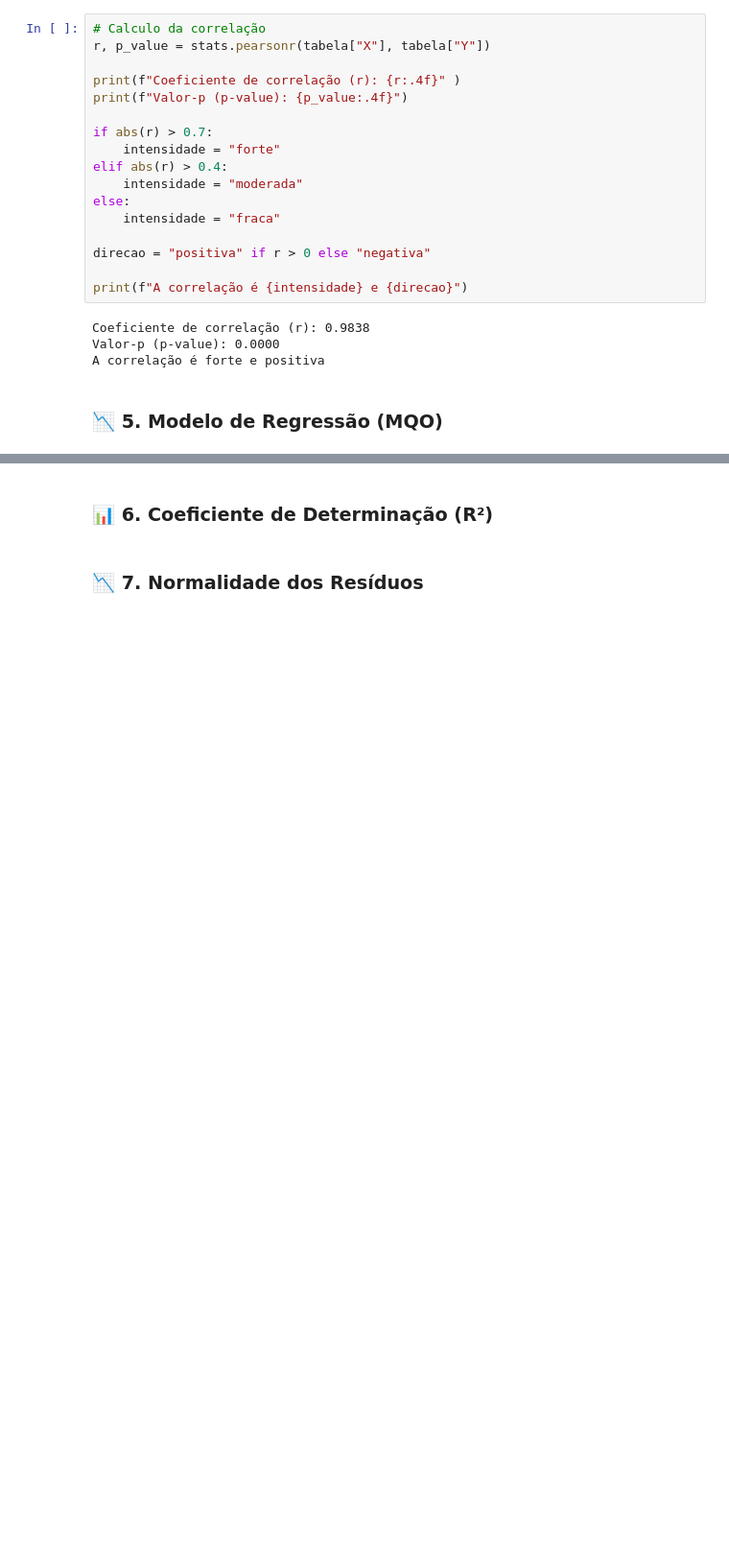
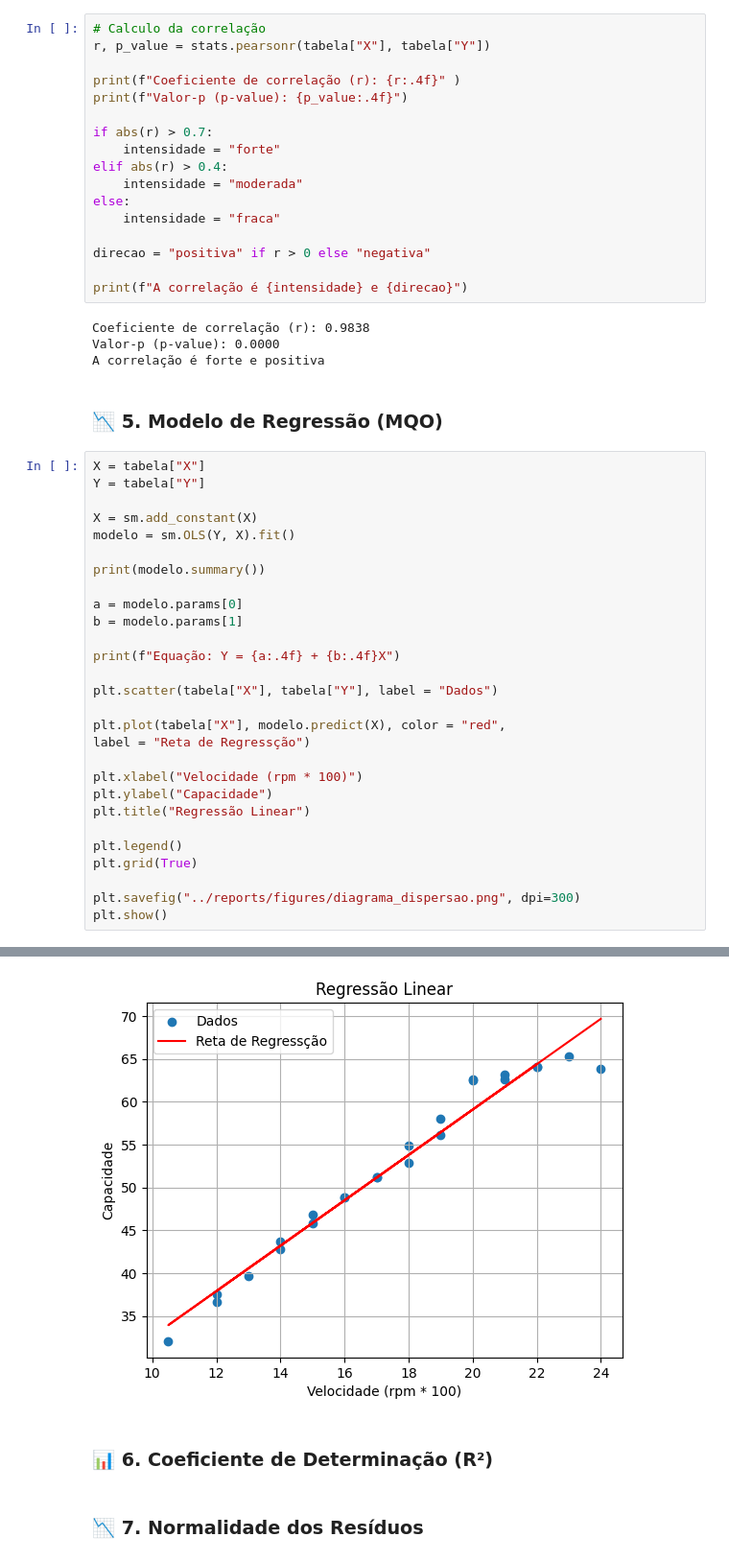
Before and after one commit to ksobreira/correlation-and-regression-analysis, a Jupyter notebook: notebooks/correlacao_regressao.ipynb, the cells around one changed output, grey strips where cells are left out. Shown at 96% size. Cells and saved outputs as stored; diff of their text form; blank space fills up the shorter version.

Commit message:
feat: implement linear regression model

```diff
--- a/notebooks/correlacao_regressao.ipynb
+++ b/notebooks/correlacao_regressao.ipynb
@@ -59,3 +59,32 @@ Valor-p (p-value): 0.0000
 A correlação é forte e positiva
 # %% [markdown]
 ### 📉 5. Modelo de Regressão (MQO)
+# %%
+X = tabela["X"]
+Y = tabela["Y"]
+
+X = sm.add_constant(X)
+modelo = sm.OLS(Y, X).fit()
+
+print(modelo.summary())
+
+a = modelo.params[0]
+b = modelo.params[1]
+
+print(f"Equação: Y = {a:.4f} + {b:.4f}X")
+
+plt.scatter(tabela["X"], tabela["Y"], label = "Dados")
+
+plt.plot(tabela["X"], modelo.predict(X), color = "red",
+label = "Reta de Regressção")
+
+plt.xlabel("Velocidade (rpm * 100)")
+plt.ylabel("Capacidade")
+plt.title("Regressão Linear")
+
+plt.legend()
+plt.grid(True)
+
+plt.savefig("../reports/figures/diagrama_dispersao.png", dpi=300)
+plt.show()
+# %% [output]
@@ -62,3 +108,4 @@ A correlação é forte e positiva
+[figure, added]
 # %% [markdown]
 ### 📊 6. Coeficiente de Determinação (R²)
 # %% [markdown]
```
Also changed, not shown: parts of 1 cell of this notebook.
